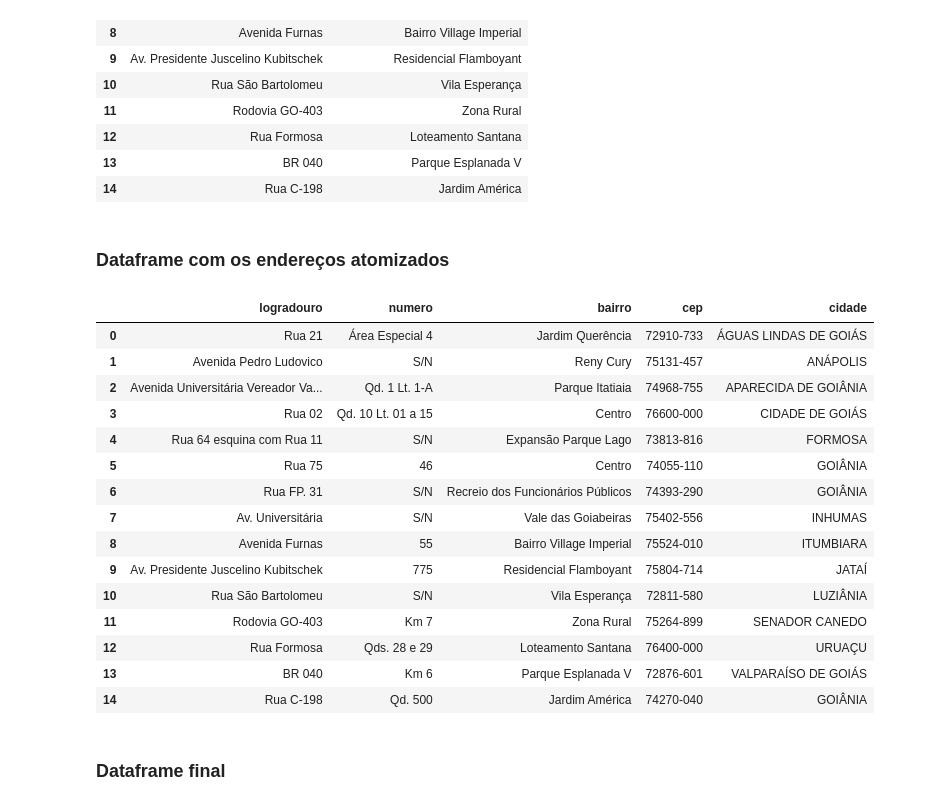
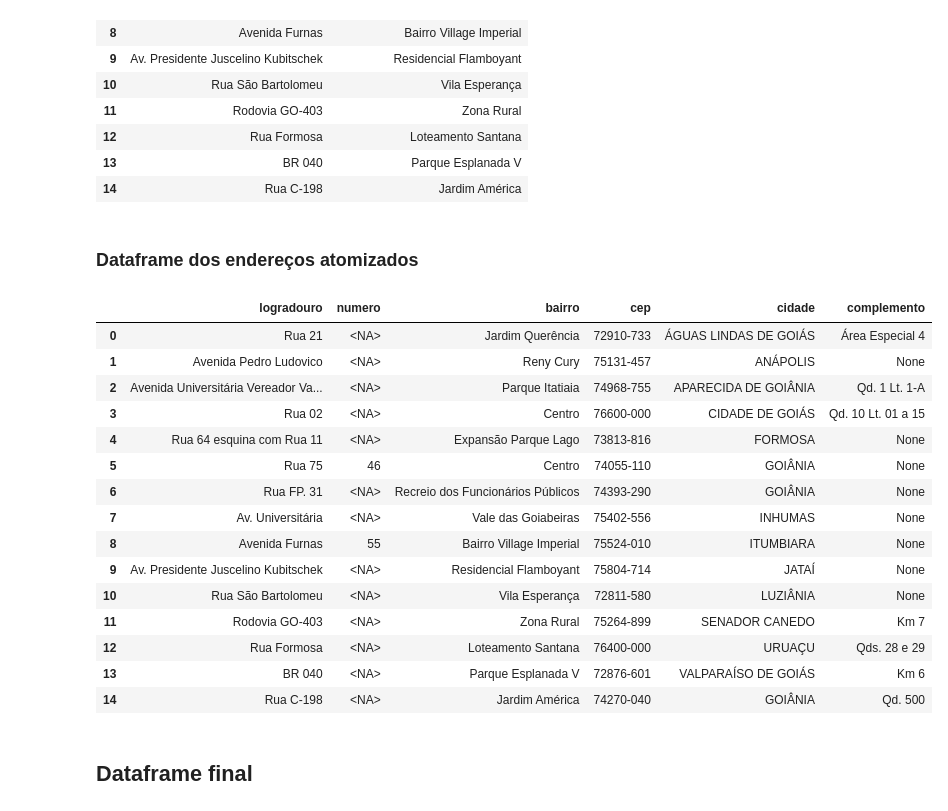
Before and after one commit to marcelsby/tcc-ifg-kg, a Jupyter notebook: notebooks/dados_abertos/Preprocessing Unidades.ipynb, the cells around one changed output. Cells and saved outputs as stored; diff of their text form; code cells hidden in the pictures.

Commit message:
refactor: número e complemento no dataset de Unidades

```diff
--- a/notebooks/dados_abertos/Preprocessing Unidades.ipynb
+++ b/notebooks/dados_abertos/Preprocessing Unidades.ipynb
@@ -72,7 +73,7 @@ for endereco in enderecos_cleaned:
 numeros = []
 
 for endereco in enderecos_cleaned:
-    sem_numero_regex = r"s\/\s*nº"
+    sem_numero_regex = r"s\/\s*nº?"
     num_ordinal_regex = r"nº\s*"
     quilometro_regex = r"km\s*"
 
@@ -86,7 +87,7 @@ for endereco in enderecos_cleaned:
     elif "quadra" in endereco[1].lower():
         numeros.append(endereco[1].lower().replace("quadra", "Qd."))
     elif re.match(sem_numero_regex, endereco[1], re.IGNORECASE) != None:
-        numeros.append(re.sub(sem_numero_regex, "S/N", endereco[1], flags=re.IGNORECASE))
+        numeros.append(re.sub(sem_numero_regex, "", endereco[1], flags=re.IGNORECASE))
     elif re.match(num_ordinal_regex, endereco[1], re.IGNORECASE):
         numeros.append(re.sub(num_ordinal_regex, "", endereco[1], flags=re.IGNORECASE))
     elif re.match(quilometro_regex, endereco[1], re.IGNORECASE):
@@ -114,0 +118,10 @@ pd.DataFrame({"antes": numeros_before, "depois": numeros})
+# %%
+complementos = numeros[:]
+
+for i, v in enumerate(complementos):
+    if not re.match(r"^\d+$", v) and len(v) > 0:
+        complementos[i] = v
+    else:
+        complementos[i] = None
+
+complementos
@@ -114,0 +144,8 @@ pd.DataFrame({"antes": numeros_before, "depois": numeros})
+# %%
+for i, v in enumerate(numeros):
+    if not re.match(r"^\d+$", v):
+        numeros[i] = None
+    else:
+        numeros[i] = int(v)
+
+numeros
@@ -209,30 +262,33 @@ pd.DataFrame({"logradouro": logradouros, "bairro": bairros})
 | 13 | BR 040 | Parque Esplanada V |
 | 14 | Rua C-198 | Jardim América |
 # %% [markdown]
-### Dataframe com os endereços atomizados
+### Dataframe dos endereços atomizados
 # %%
-enderecos_preprocessed = pd.DataFrame({"logradouro": logradouros, "numero": numeros, "bairro": bairros, "cep": ceps, "cidade": cidades})
+enderecos_preprocessed = pd.DataFrame({"logradouro": logradouros, "numero": numeros, "bairro": bairros, "cep": ceps, "cidade": cidades,
+                                       "complemento": complementos})
+
+enderecos_preprocessed["numero"] = enderecos_preprocessed["numero"].astype("Int64")
 
 enderecos_preprocessed
 # %% [output]
-|  | logradouro | numero | bairro | cep | cidade |
-| 0 | Rua 21 | Área Especial 4 | Jardim Querência | 72910-733 | ÁGUAS LINDAS DE GOIÁS |
-| 1 | Avenida Pedro Ludovico | S/N | Reny Cury | 75131-457 | ANÁPOLIS |
-| 2 | Avenida Universitária Vereador Va... | Qd. 1 Lt. 1-A | Parque Itatiaia | 74968-755 | APARECIDA DE GOIÂNIA |
-| 3 | Rua 02 | Qd. 10 Lt. 01 a 15 | Centro | 76600-000 | CIDADE DE GOIÁS |
-| 4 | Rua 64 esquina com Rua 11 | S/N | Expansão Parque Lago | 73813-816 | FORMOSA |
-| 5 | Rua 75 | 46 | Centro | 74055-110 | GOIÂNIA |
-| 6 | Rua FP. 31 | S/N | Recreio dos Funcionários Públicos | 74393-290 | GOIÂNIA |
-| 7 | Av. Universitária | S/N | Vale das Goiabeiras | 75402-556 | INHUMAS |
-| 8 | Avenida Furnas | 55 | Bairro Village Imperial | 75524-010 | ITUMBIARA |
-| 9 | Av. Presidente Juscelino Kubitschek | 775 | Residencial Flamboyant | 75804-714 | JATAÍ |
-| 10 | Rua São Bartolomeu | S/N | Vila Esperança | 72811-580 | LUZIÂNIA |
-| 11 | Rodovia GO-403 | Km 7 | Zona Rural | 75264-899 | SENADOR CANEDO |
-| 12 | Rua Formosa | Qds. 28 e 29 | Loteamento Santana | 76400-000 | URUAÇU |
-| 13 | BR 040 | Km 6 | Parque Esplanada V | 72876-601 | VALPARAÍSO DE GOIÁS |
-| 14 | Rua C-198 | Qd. 500 | Jardim América | 74270-040 | GOIÂNIA |
+|  | logradouro | numero | bairro | cep | cidade | complemento |
+| 0 | Rua 21 | <NA> | Jardim Querência | 72910-733 | ÁGUAS LINDAS DE GOIÁS | Área Especial 4 |
+| 1 | Avenida Pedro Ludovico | <NA> | Reny Cury | 75131-457 | ANÁPOLIS | None |
+| 2 | Avenida Universitária Vereador Va... | <NA> | Parque Itatiaia | 74968-755 | APARECIDA DE GOIÂNIA | Qd. 1 Lt. 1-A |
+| 3 | Rua 02 | <NA> | Centro | 76600-000 | CIDADE DE GOIÁS | Qd. 10 Lt. 01 a 15 |
+| 4 | Rua 64 esquina com Rua 11 | <NA> | Expansão Parque Lago | 73813-816 | FORMOSA | None |
+| 5 | Rua 75 | 46 | Centro | 74055-110 | GOIÂNIA | None |
+| 6 | Rua FP. 31 | <NA> | Recreio dos Funcionários Públicos | 74393-290 | GOIÂNIA | None |
+| 7 | Av. Universitária | <NA> | Vale das Goiabeiras | 75402-556 | INHUMAS | None |
+| 8 | Avenida Furnas | 55 | Bairro Village Imperial | 75524-010 | ITUMBIARA | None |
+| 9 | Av. Presidente Juscelino Kubitschek | <NA> | Residencial Flamboyant | 75804-714 | JATAÍ | None |
+| 10 | Rua São Bartolomeu | <NA> | Vila Esperança | 72811-580 | LUZIÂNIA | None |
+| 11 | Rodovia GO-403 | <NA> | Zona Rural | 75264-899 | SENADOR CANEDO | Km 7 |
+| 12 | Rua Formosa | <NA> | Loteamento Santana | 76400-000 | URUAÇU | Qds. 28 e 29 |
+| 13 | BR 040 | <NA> | Parque Esplanada V | 72876-601 | VALPARAÍSO DE GOIÁS | Km 6 |
+| 14 | Rua C-198 | <NA> | Jardim América | 74270-040 | GOIÂNIA | Qd. 500 |
 # %% [markdown]
-### Dataframe final
+## Dataframe final
 # %%
 df_final = pd.DataFrame(unidades.iloc[:, :2]).join(enderecos_preprocessed).join(unidades.iloc[:, 3:-1])
 df_final['uasg'] = df_final['uasg'].astype('Int64')
```
Also changed, not shown: parts of 11 cells of this notebook, 2 other files.
